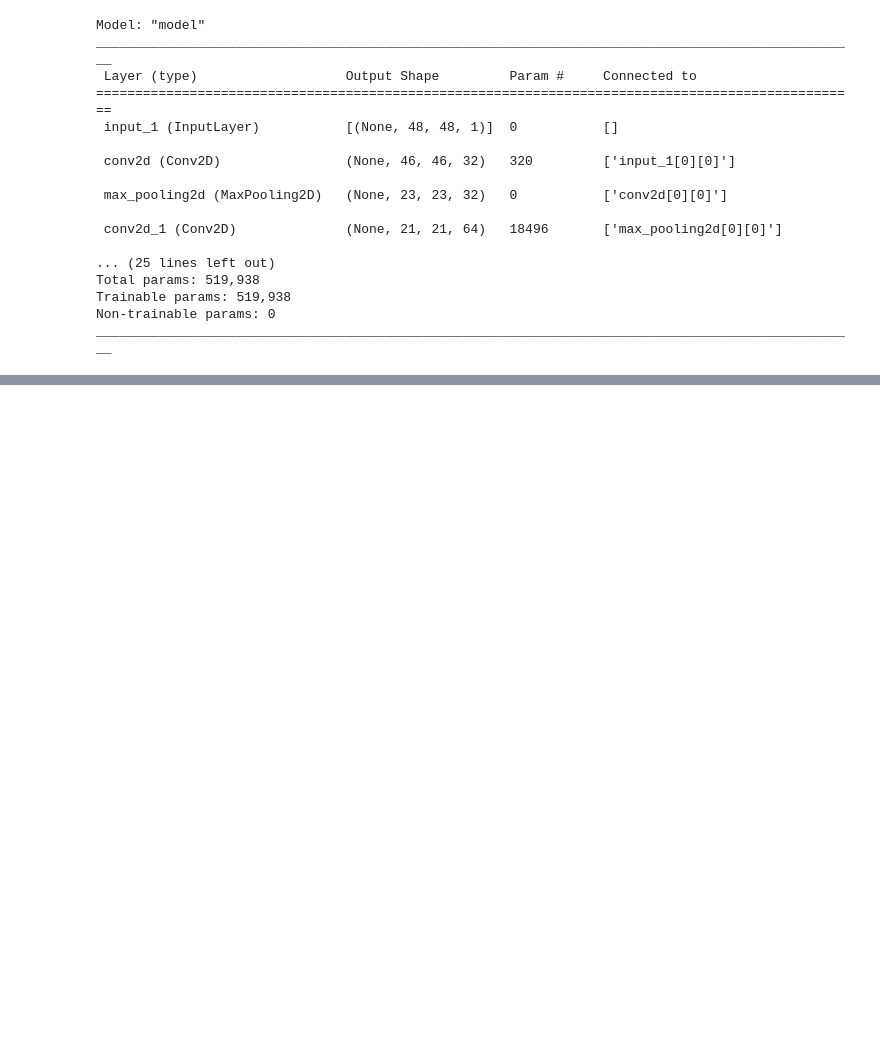
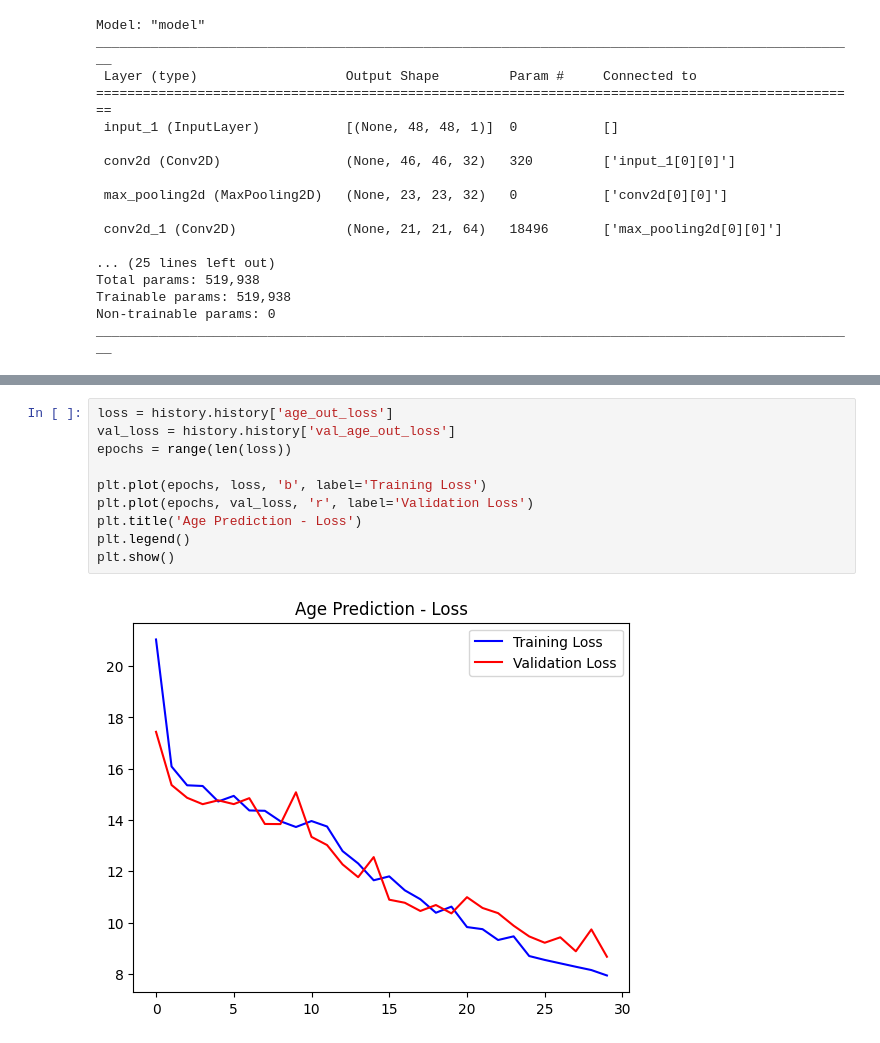
Before and after one commit to mking2014/final-4449-king, a Jupyter notebook: exploration.ipynb, the cells around one changed output, grey strips where cells are left out. Drawn from its saved outputs; the diff is of its cells as text; blank space fills up the shorter version.

```diff
--- a/exploration.ipynb
+++ b/exploration.ipynb
@@ -194,0 +232,12 @@ Epoch 2/30
+# %%
+loss = history.history['age_out_loss']
+val_loss = history.history['val_age_out_loss']
+epochs = range(len(loss))
+
+plt.plot(epochs, loss, 'b', label='Training Loss')
+plt.plot(epochs, val_loss, 'r', label='Validation Loss')
+plt.title('Age Prediction - Loss')
+plt.legend()
+plt.show()
+# %% [output]
+[figure, added]
```
Also changed, not shown: parts of 2 cells of this notebook.
